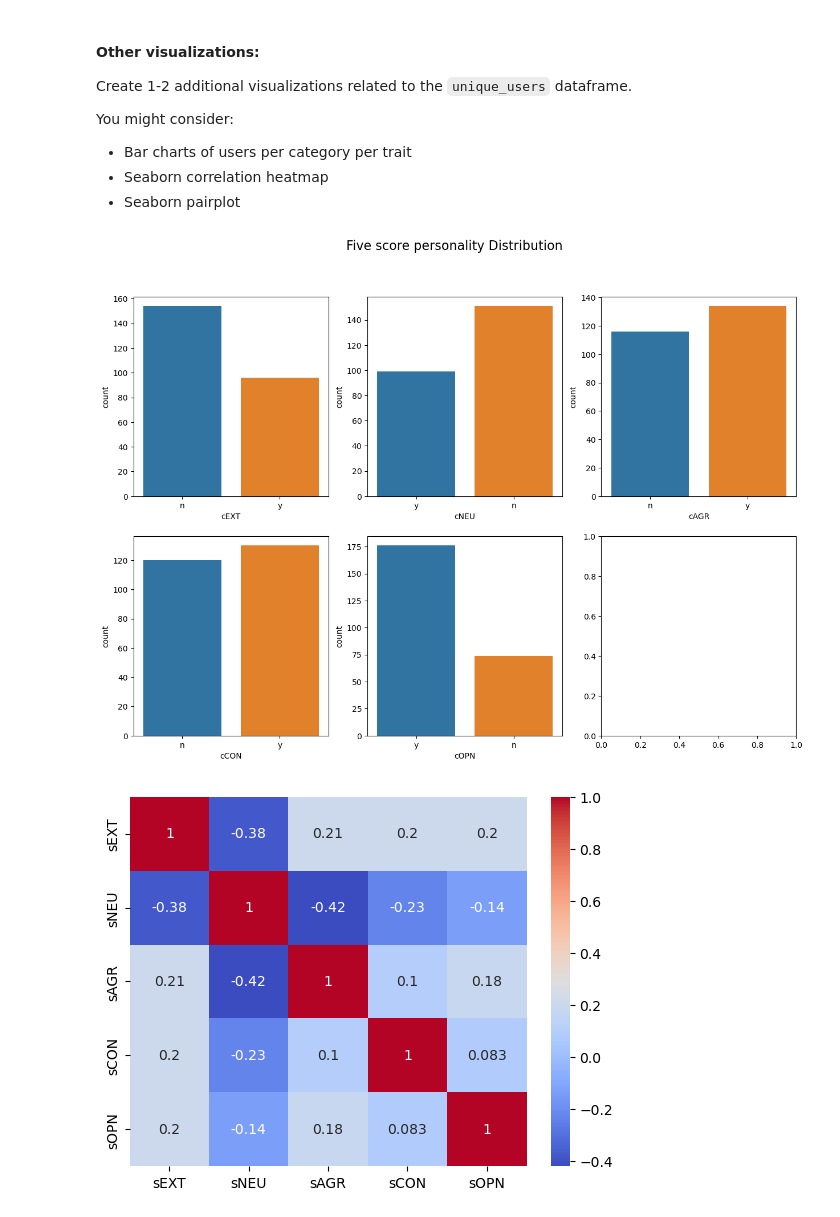
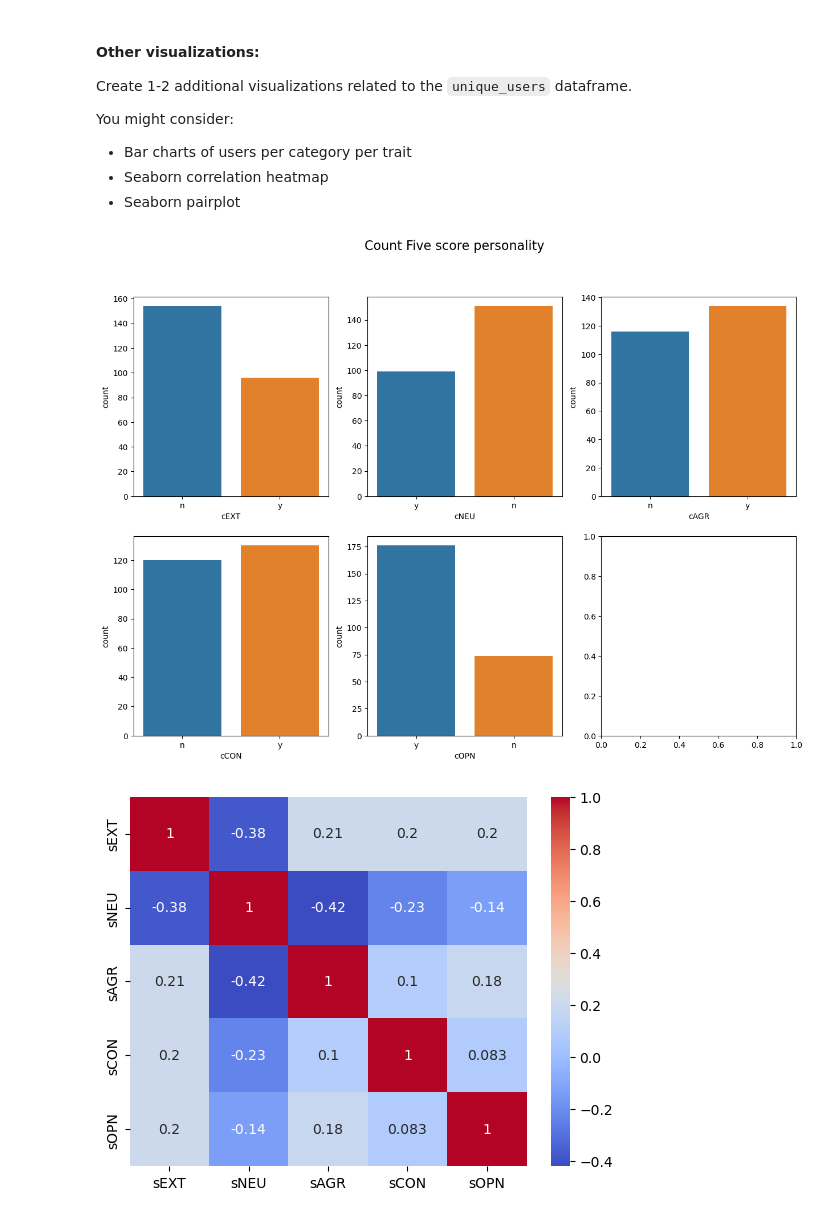
Before and after one commit to suwichacle22/five_traits_eda, a Jupyter notebook: starter-code.ipynb, the cells around one changed output. Saved outputs shown, nothing was run; the diff lists cells and outputs as text; code cells hidden in the pictures.

```diff
--- a/starter-code.ipynb
+++ b/starter-code.ipynb
@@ -296,14 +296,14 @@ You might consider:
 # %%
 # plot users per category per trait
 fig, axes = plt.subplots(2, 3, figsize=(15,10))
 
-plt.suptitle('Five score personality Distribution', size=16)
+plt.suptitle('Count Five score personality', size=16)
 for i, col in enumerate(['cEXT', 'cNEU', 'cAGR', 'cCON', 'cOPN']):
     x = i // 3
     y = i % 3
     sns.countplot(ax = axes[x, y], x = col, data = unique_users)
 # %% [output]
-[figure, old version]
+[figure, new version]
 # %%
 # heatmap correlation between traits
 sns.heatmap(unique_users.corr(), annot=True, cmap='coolwarm');
```
Also changed, not shown: parts of 3 cells of this notebook.
